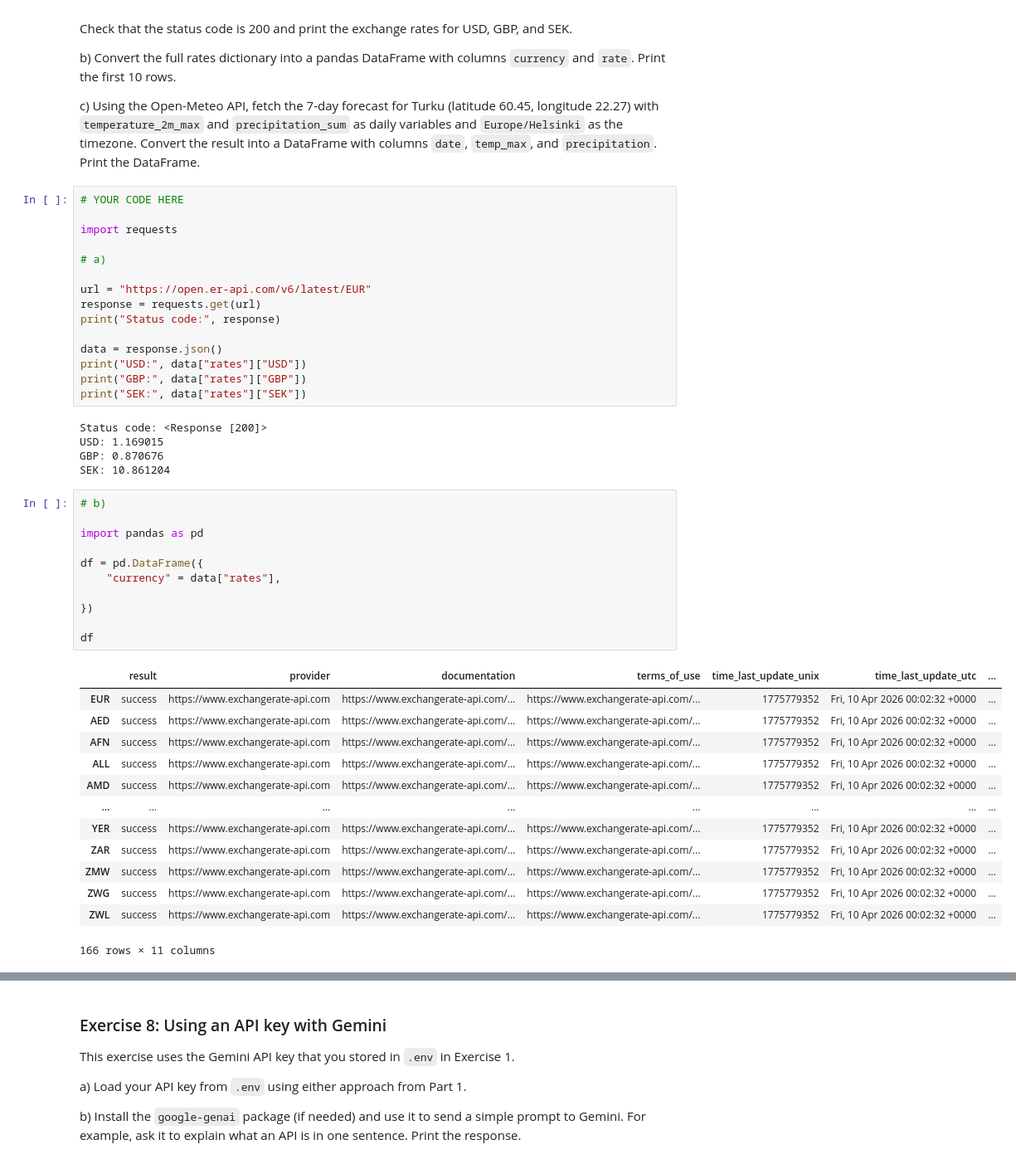
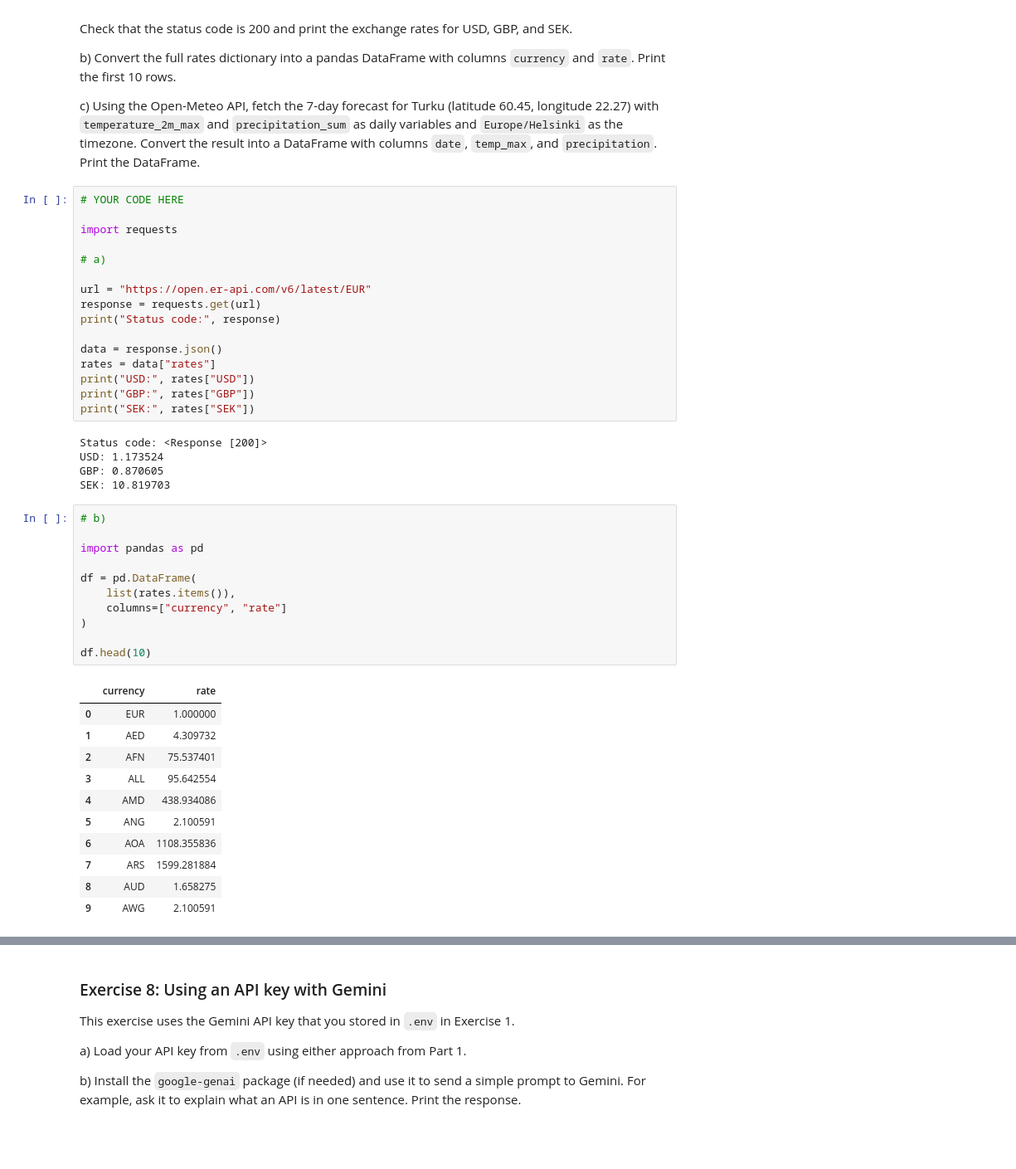
Before and after one commit to LeBy4/Leander_PythonForBusinessInt2026, a Jupyter notebook: exercises/E3_exercise.ipynb, the cells around one changed output, grey strips where cells are left out. Shown at 83% size. Drawn from its saved outputs; the diff is of its cells as text; blank space fills up the shorter version.

```diff
--- a/exercises/E3_exercise.ipynb
+++ b/exercises/E3_exercise.ipynb
@@ -327,36 +366,35 @@ response = requests.get(url)
 print("Status code:", response)
 
 data = response.json()
-print("USD:", data["rates"]["USD"])
-print("GBP:", data["rates"]["GBP"])
-print("SEK:", data["rates"]["SEK"])
+rates = data["rates"]
+print("USD:", rates["USD"])
+print("GBP:", rates["GBP"])
+print("SEK:", rates["SEK"])
 # %% [output]
 Status code: <Response [200]>
-USD: 1.169015
-GBP: 0.870676
-SEK: 10.861204
+USD: 1.173524
+GBP: 0.870605
+SEK: 10.819703
 # %%
 # b)
 
 import pandas as pd
 
-df = pd.DataFrame({
-    "currency" = data["rates"],
+df = pd.DataFrame(
+    list(rates.items()),
+    columns=["currency", "rate"]
+)
 
-})
-
-df
+df.head(10)
 # %% [output]
-|  | result | provider | documentation | terms_of_use | time_last_update_unix | time_last_update_utc | ... |
-| EUR | success | https://www.exchangerate-api.com | https://www.exchangerate-api.com/... | https://www.exchangerate-api.com/... | 1775779352 | Fri, 10 Apr 2026 00:02:32 +0000 | ... |
-| AED | success | https://www.exchangerate-api.com | https://www.exchangerate-api.com/... | https://www.exchangerate-api.com/... | 1775779352 | Fri, 10 Apr 2026 00:02:32 +0000 | ... |
-| AFN | success | https://www.exchangerate-api.com | https://www.exchangerate-api.com/... | https://www.exchangerate-api.com/... | 1775779352 | Fri, 10 Apr 2026 00:02:32 +0000 | ... |
-| ALL | success | https://www.exchangerate-api.com | https://www.exchangerate-api.com/... | https://www.exchangerate-api.com/... | 1775779352 | Fri, 10 Apr 2026 00:02:32 +0000 | ... |
-| AMD | success | https://www.exchangerate-api.com | https://www.exchangerate-api.com/... | https://www.exchangerate-api.com/... | 1775779352 | Fri, 10 Apr 2026 00:02:32 +0000 | ... |
-| ... | ... | ... | ... | ... | ... | ... | ... |
-| YER | success | https://www.exchangerate-api.com | https://www.exchangerate-api.com/... | https://www.exchangerate-api.com/... | 1775779352 | Fri, 10 Apr 2026 00:02:32 +0000 | ... |
-| ZAR | success | https://www.exchangerate-api.com | https://www.exchangerate-api.com/... | https://www.exchangerate-api.com/... | 1775779352 | Fri, 10 Apr 2026 00:02:32 +0000 | ... |
-| ZMW | success | https://www.exchangerate-api.com | https://www.exchangerate-api.com/... | https://www.exchangerate-api.com/... | 1775779352 | Fri, 10 Apr 2026 00:02:32 +0000 | ... |
-| ZWG | success | https://www.exchangerate-api.com | https://www.exchangerate-api.com/... | https://www.exchangerate-api.com/... | 1775779352 | Fri, 10 Apr 2026 00:02:32 +0000 | ... |
-| ZWL | success | https://www.exchangerate-api.com | https://www.exchangerate-api.com/... | https://www.exchangerate-api.com/... | 1775779352 | Fri, 10 Apr 2026 00:02:32 +0000 | ... |
+|  | currency | rate |
+| 0 | EUR | 1.000000 |
+| 1 | AED | 4.309732 |
+| 2 | AFN | 75.537401 |
+| 3 | ALL | 95.642554 |
+| 4 | AMD | 438.934086 |
+| 5 | ANG | 2.100591 |
+| 6 | AOA | 1108.355836 |
+| 7 | ARS | 1599.281884 |
+| 8 | AUD | 1.658275 |
+| 9 | AWG | 2.100591 |
-166 rows × 11 columns
```
Also changed, not shown: parts of 15 cells of this notebook, 5 other files.
